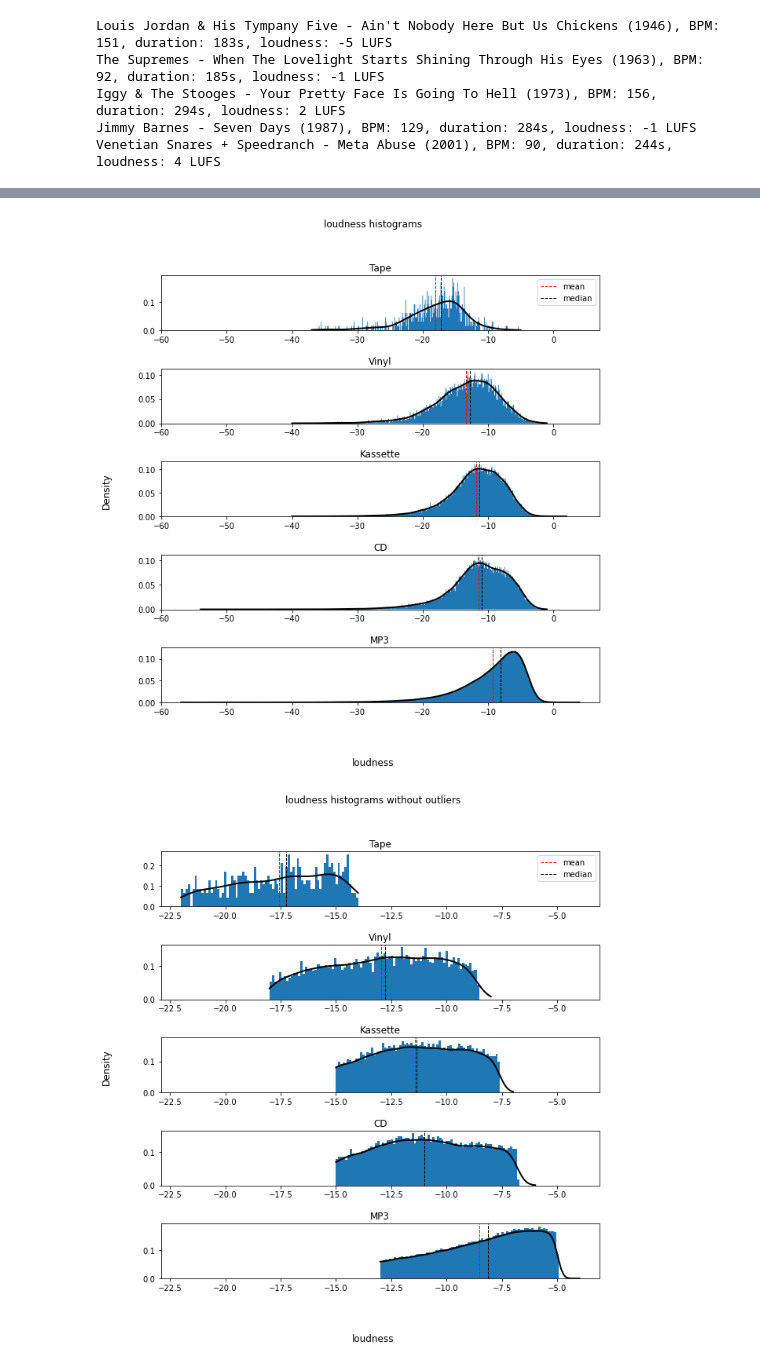
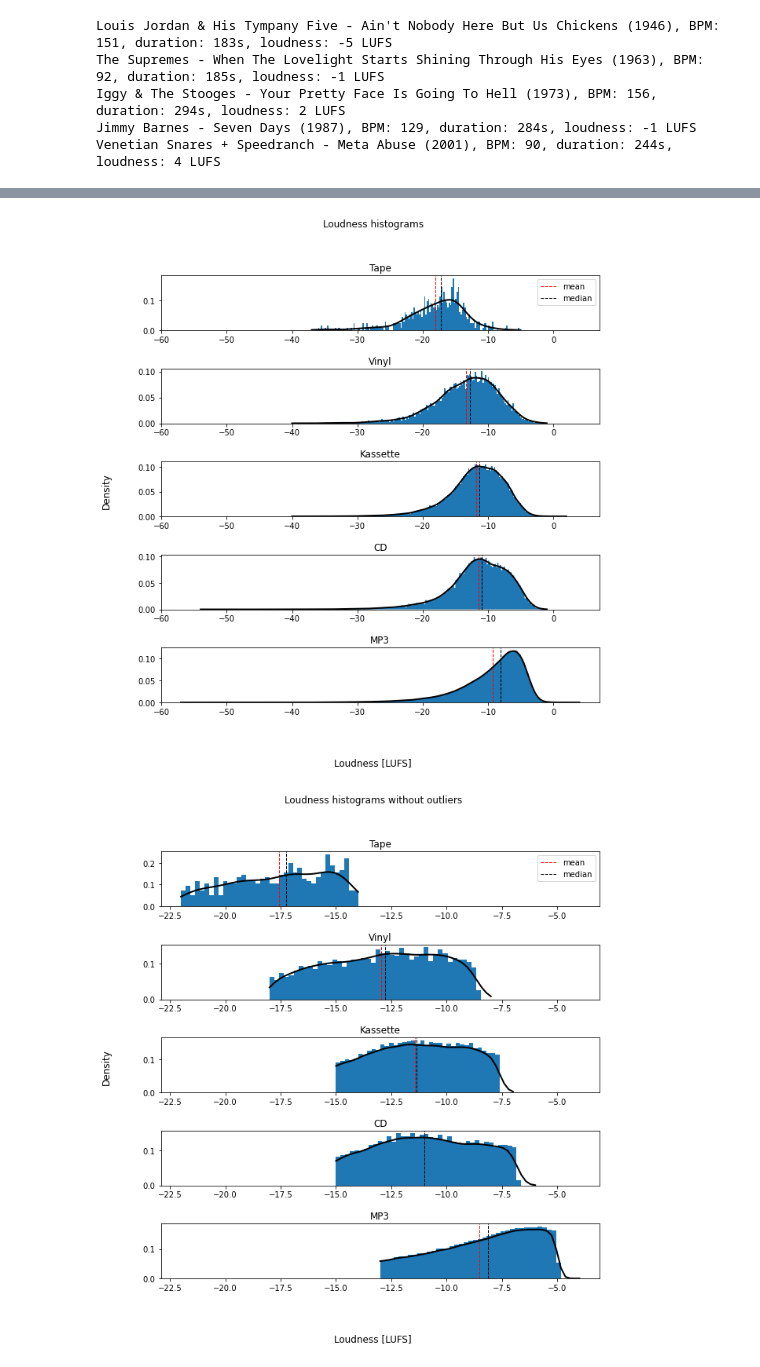
Before and after one commit to r-grun/digitalisierung_musikbranche, a Jupyter notebook: analyse_1m.ipynb, the cells around one changed output, grey strips where cells are left out. Drawn from its saved outputs; the diff is of its cells as text; code cells hidden in the pictures.

```diff
--- a/analyse_1m.ipynb
+++ b/analyse_1m.ipynb
@@ -225,12 +225,12 @@ def create_stacked_histograms(property, binFactor):
 
     plt.show()
 # %%
-def create_stacked_histograms_no_outliers(property, binFactor):
+def create_stacked_histograms_no_outliers(property, binFactor, unit=''):
 
     fig = plt.figure()
 
-    fig.suptitle(str(property) + ' histograms without outliers')
-    fig.supxlabel(property)
+    fig.suptitle(str(property).capitalize() + ' histograms without outliers')
+    fig.supxlabel(str(property).capitalize() + (' [' + unit + ']' if unit else ''))
     fig.supylabel('Density')
     fig.set_size_inches(10, 10)
 
@@ -238,6 +238,7 @@ def create_stacked_histograms_no_outliers(property, binFactor):
     plt.title('Tape')
     create_line_histogram(remove_outliers(df_tape[property]), binFactor)
     plt.legend(loc='upper right')
+
 
     plt.subplot(512, sharex=ax1)
     plt.title('Vinyl')
@@ -361,8 +449,8 @@ Venetian Snares + Speedranch - Meta Abuse (2001), BPM: 90, duration: 244s, loudn
 # %%
-create_stacked_histograms('loudness', 0.1)
+create_stacked_histograms('loudness', 0.2, 'LUFS')
 # %% [output]
-[figure, old version]
+[figure, new version]
 # %%
-create_stacked_histograms_no_outliers('loudness', 0.1)
+create_stacked_histograms_no_outliers('loudness', 0.2, 'LUFS')
 # %% [output]
-[figure, old version]
+[figure, new version]
```
Also changed, not shown: parts of 8 cells of this notebook.
